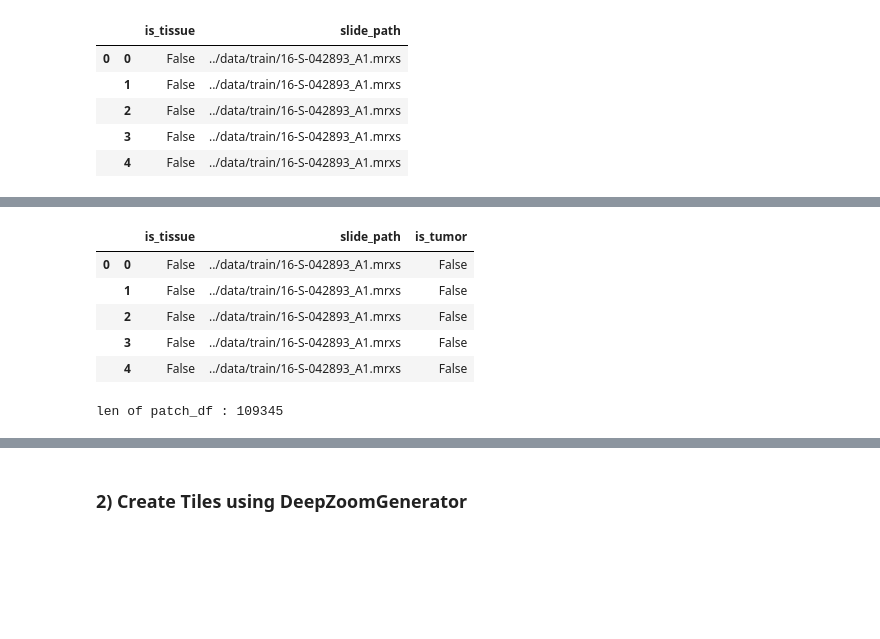
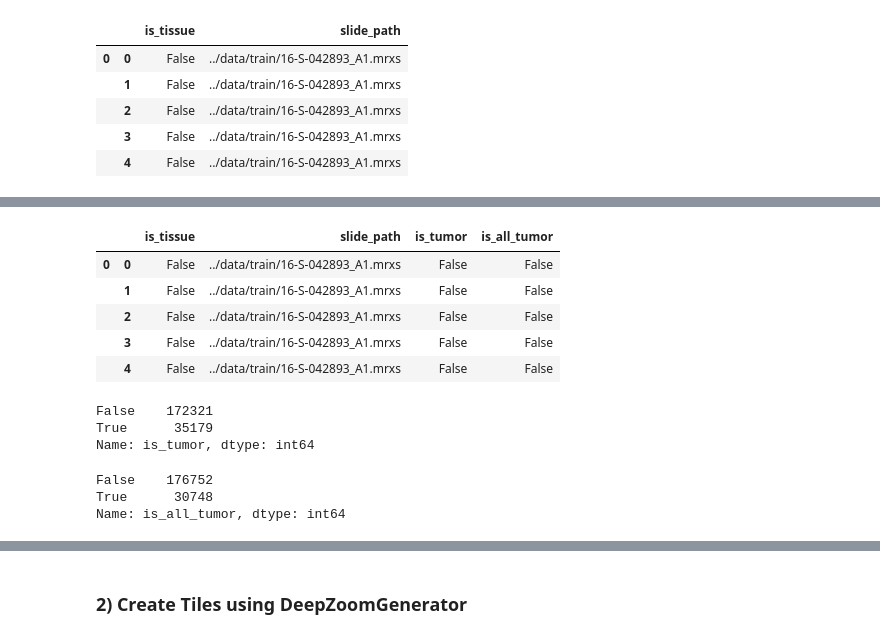
Before and after one commit to Taeu/HeLP-Challenge-Goldenpass, a Jupyter notebook: notebook/model-cjh-ver01.ipynb, the cells around one changed output, grey strips where cells are left out. Saved outputs shown, nothing was run; the diff lists cells and outputs as text; code cells hidden in the pictures; blank space fills up the shorter version.

```diff
--- a/notebook/model-cjh-ver01.ipynb
+++ b/notebook/model-cjh-ver01.ipynb
@@ -193,22 +193,34 @@ Name: is_tissue, dtype: int64
 # %%
 thumb_size = (mask.dimensions[0]/mask_div, mask.dimensions[1]/mask_div)
 mask_thumbnail = mask.get_thumbnail(thumb_size)
 mask_thumbnail = np.array(mask_thumbnail.convert('L')).reshape(-1)
-mask_thumbnail = mask_thumbnail > 0
+mask_thumbnail_bool = mask_thumbnail > 0
 
 # add column patch_df as is_tumor
-patch_df['is_tumor'] = mask_thumbnail
+patch_df['is_tumor'] = mask_thumbnail_bool
+# mask된 영역이 애매한 경우가 있음
+patch_df['is_all_tumor'] = mask_thumbnail == 255
 patch_df.head()
 # %% [output]
-|  |  | is_tissue | slide_path | is_tumor |
-| 0 | 0 | False | ../data/train/16-S-042893_A1.mrxs | False |
-|  | 1 | False | ../data/train/16-S-042893_A1.mrxs | False |
-|  | 2 | False | ../data/train/16-S-042893_A1.mrxs | False |
-|  | 3 | False | ../data/train/16-S-042893_A1.mrxs | False |
-|  | 4 | False | ../data/train/16-S-042893_A1.mrxs | False |
+|  |  | is_tissue | slide_path | is_tumor | is_all_tumor |
+| 0 | 0 | False | ../data/train/16-S-042893_A1.mrxs | False | False |
+|  | 1 | False | ../data/train/16-S-042893_A1.mrxs | False | False |
+|  | 2 | False | ../data/train/16-S-042893_A1.mrxs | False | False |
+|  | 3 | False | ../data/train/16-S-042893_A1.mrxs | False | False |
+|  | 4 | False | ../data/train/16-S-042893_A1.mrxs | False | False |
+# %%
+patch_df['is_tumor'].value_counts()
+# %% [output]
+False    172321
+True      35179
+Name: is_tumor, dtype: int64
+# %%
+patch_df['is_all_tumor'].value_counts()
+# %% [output]
+False    176752
+True      30748
+Name: is_all_tumor, dtype: int64
 # %%
-## Get only tissue
-patch_df = patch_df[patch_df['is_tissue'] == True]
-print('len of patch_df :', len(patch_df))
+# ## Get only tissue
+# patch_df = patch_df[patch_df['is_tissue'] == True]
+# print('len of patch_df :', len(patch_df))
-# %% [output]
-len of patch_df : 109345
```
Also changed, not shown: parts of 8 cells of this notebook, 3 other files.
